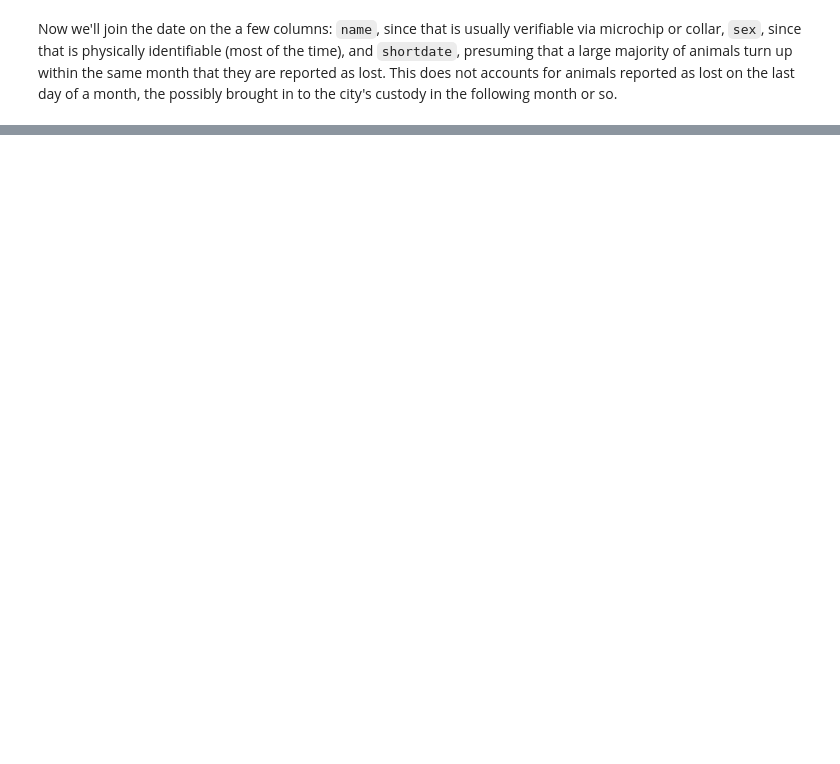
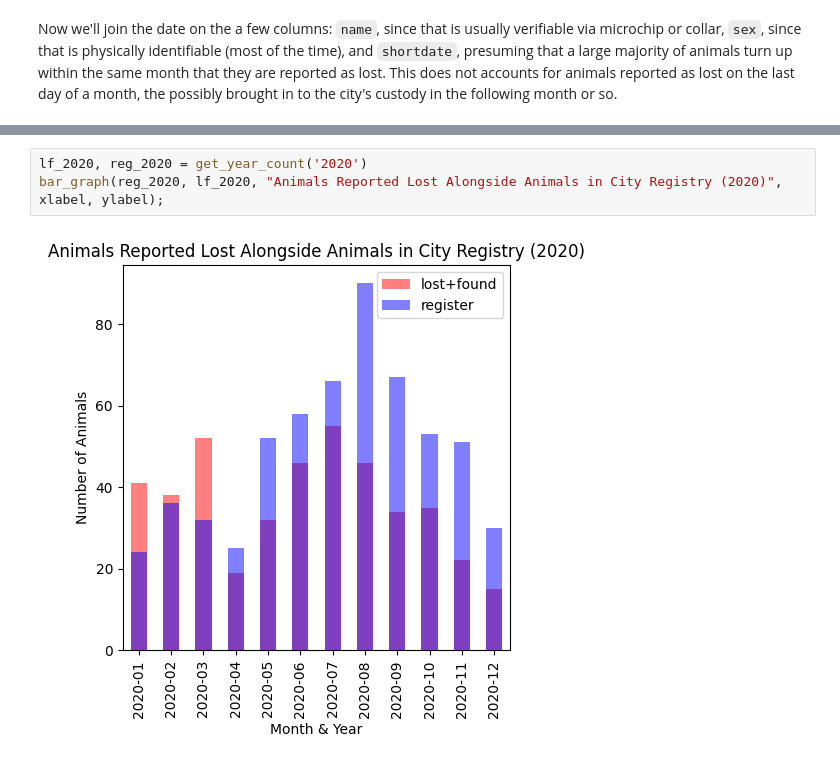
Before and after one commit to birbarino/Python-Projects, a Jupyter notebook: data-wrangling/project/data_wrangling_project_starter.ipynb, the cells around one changed output, grey strips where cells are left out. Drawn from its saved outputs; the diff is of its cells as text; blank space fills up the shorter version.

```diff
--- a/data-wrangling/project/data_wrangling_project_starter.ipynb
+++ b/data-wrangling/project/data_wrangling_project_starter.ipynb
@@ -986,0 +1034,5 @@ ModuleNotFoundError: No module named 'upsetplot'
+# %%
+lf_2020, reg_2020 = get_year_count('2020')
+bar_graph(reg_2020, lf_2020, "Animals Reported Lost Alongside Animals in City Registry (2020)", xlabel, ylabel);
+# %% [output]
+[figure, added]
```
Also changed, not shown: parts of 89 cells of this notebook, 10 other files.
